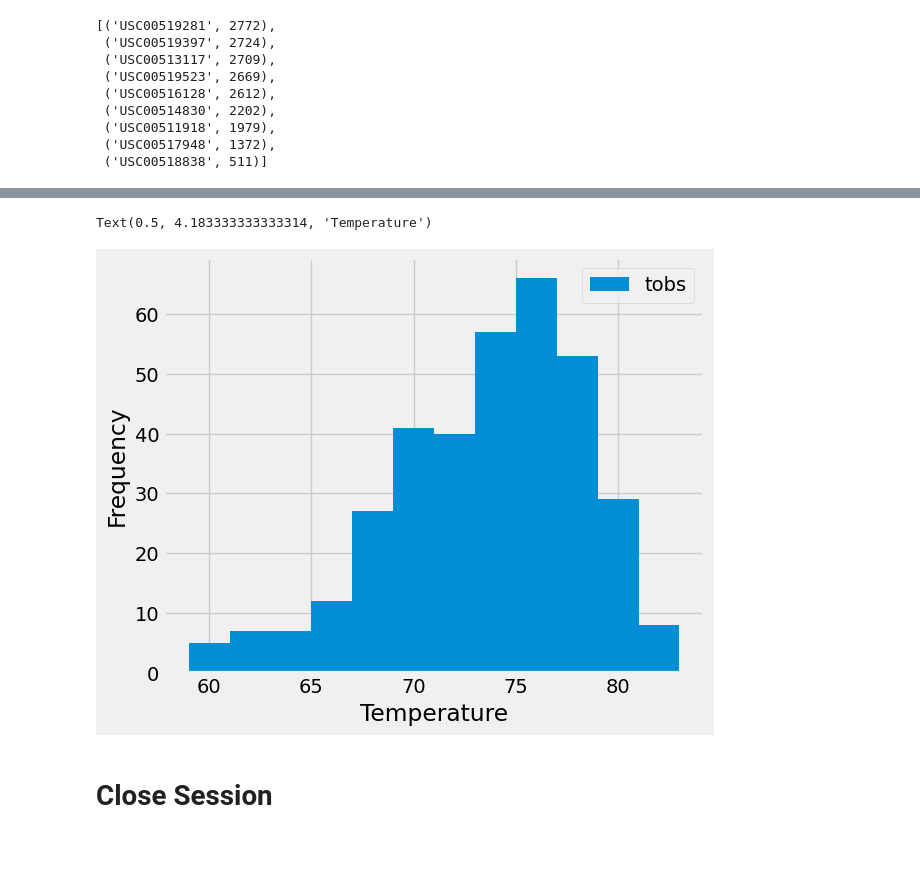
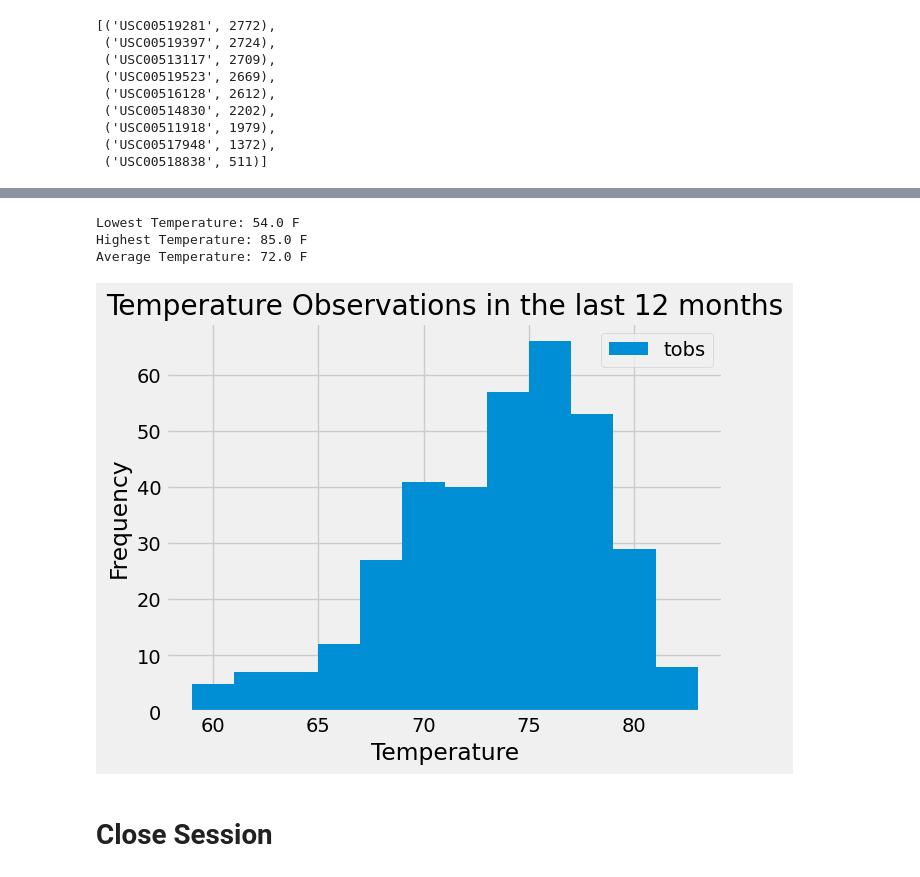
Before and after one commit to ashejaz/sqlalchemy-challenge, a Jupyter notebook: SurfsUp/climate.ipynb, the cells around one changed output, grey strips where cells are left out. Drawn from its saved outputs; the diff is of its cells as text; code cells hidden in the pictures; blank space fills up the shorter version.

```diff
--- a/SurfsUp/climate.ipynb
+++ b/SurfsUp/climate.ipynb
@@ -30,8 +30,8 @@ Base.classes.keys()
 ['measurement', 'station']
 # %%
 # Save references to each table
-measurement = Base.classes.measurement
-station = Base.classes.measurement
+Measurement = Base.classes.measurement
+Station = Base.classes.station
 # %%
 # Create our session (link) from Python to the DB
 session = Session(engine)
@@ -82,6 +92,10 @@ Text(0, 0.5, 'Inches')
 # %%
 # Design a query to find the most active stations (i.e. which stations have the most rows?)
 # List the stations and their counts in descending order.
+active_stations = session.query(Measurement.station, func.count(Measurement.station)).\
+    group_by(Measurement.station).\
+    order_by(func.count(Measurement.station).desc()).all()
+active_stations
 # %% [output]
 [('USC00519281', 2772),
  ('USC00519397', 2724),
@@ -99,9 +109,45 @@ Text(0, 0.5, 'Inches')
+# %%
+# Using the most active station id from the previous query, calculate the lowest, highest, and average temperature.
+# Using the most active station id from the previous query
+most_active_station = active_stations[0][0]
+
+# Calculate the lowest, highest, and average temperature for the most active station
+temperature_stats = session.query(func.min(Measurement.tobs),
+                                  func.max(Measurement.tobs),
+                                  func.round(func.avg(Measurement.tobs)), 1).\
+    filter(Measurement.station == most_active_station).all()
+
+lowest_temp = temperature_stats[0][0]
+highest_temp = temperature_stats[0][1]
+avg_temp = temperature_stats[0][2]
+
+print(f"Lowest Temperature: {lowest_temp} F")
+print(f"Highest Temperature: {highest_temp} F")
+print(f"Average Temperature: {avg_temp} F")
+# %% [output]
+Lowest Temperature: 54.0 F
+Highest Temperature: 85.0 F
+Average Temperature: 72.0 F
 # %%
 # Using the most active station id
 # Query the last 12 months of temperature observation data for this station and plot the results as a histogram
+
+last_12m = session.query(Measurement.tobs).\
+    filter(Measurement.station == most_active_station).\
+    filter(Measurement.date >= one_year_ago).all()
+
+# Create a DataFrame from the query results
+last_12m_df = pd.DataFrame(last_12m, columns=["tobs"])
+
+# Plot the histogram using DataFrame's hist() method
+last_12m_df.hist(bins=12)
+plt.xlabel("Temperature")
+plt.ylabel("Frequency")
+plt.legend(["tobs"])
+plt.title("Temperature Observations in the last 12 months")
+plt.show()
 # %% [output]
-Text(0.5, 4.183333333333314, 'Temperature')
-[figure, old version]
+[figure, new version]
 # %% [markdown]
 # Close Session
 # %%
```
Also changed, not shown: parts of 5 cells of this notebook, 1 other file.
